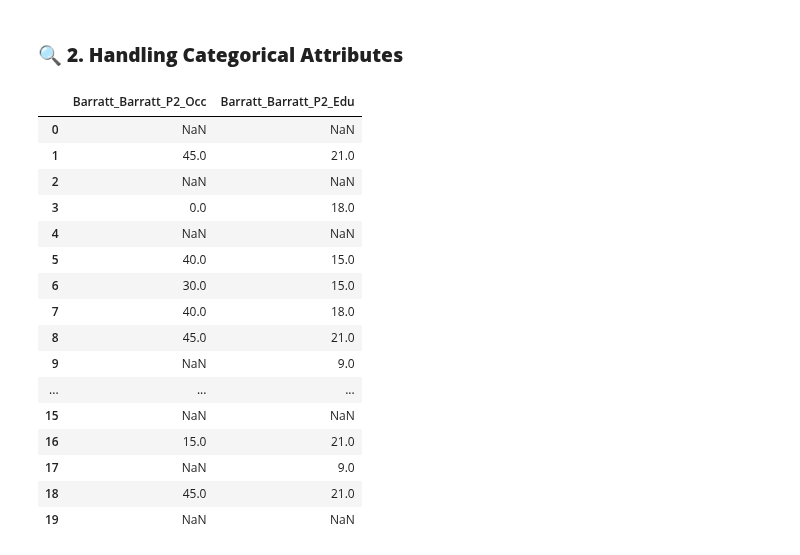
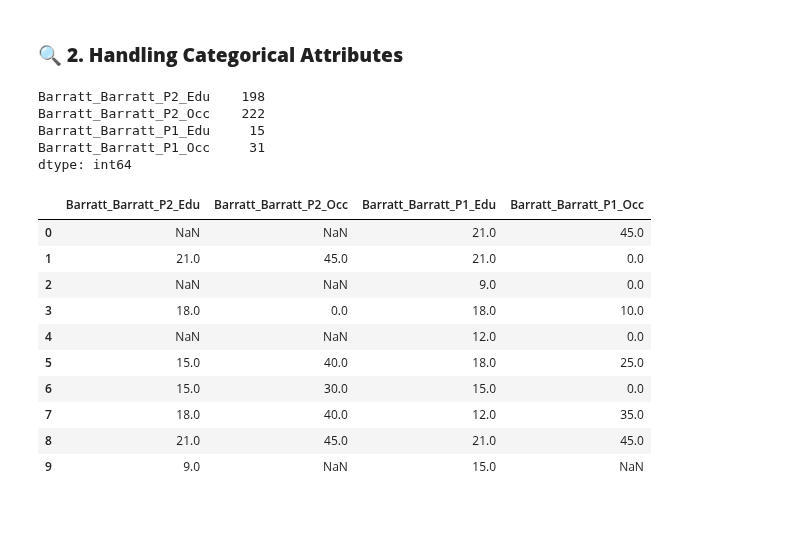
Before and after one commit to yigaai/Psycho_Neuro_ML_Project, a Jupyter notebook: understand-adhd.ipynb, the cells around one changed output. Cells and saved outputs as stored; diff of their text form; code cells hidden in the pictures; blank space fills up the shorter version.

```diff
--- a/understand-adhd.ipynb
+++ b/understand-adhd.ipynb
@@ -434,23 +441,27 @@ Sex_F                                 0
 dtype: int64
 # %% [markdown]
 ### 🔍 **2. Handling Categorical Attributes**
+# %%
+df[['Barratt_Barratt_P2_Edu', 'Barratt_Barratt_P2_Occ',
+    'Barratt_Barratt_P1_Edu', 'Barratt_Barratt_P1_Occ']].isnull().sum()
+# %% [output]
+Barratt_Barratt_P2_Edu    198
+Barratt_Barratt_P2_Occ    222
+Barratt_Barratt_P1_Edu     15
+Barratt_Barratt_P1_Occ     31
+dtype: int64
 # %%
-df[['Barratt_Barratt_P2_Occ', 'Barratt_Barratt_P2_Edu']][0:20]
+df[['Barratt_Barratt_P2_Edu', 'Barratt_Barratt_P2_Occ',
+    'Barratt_Barratt_P1_Edu', 'Barratt_Barratt_P1_Occ']][0:10]
 # %% [output]
-|  | Barratt_Barratt_P2_Occ | Barratt_Barratt_P2_Edu |
-| 0 | NaN | NaN |
-| 1 | 45.0 | 21.0 |
-| 2 | NaN | NaN |
-| 3 | 0.0 | 18.0 |
-| 4 | NaN | NaN |
-| 5 | 40.0 | 15.0 |
-| 6 | 30.0 | 15.0 |
-| 7 | 40.0 | 18.0 |
-| 8 | 45.0 | 21.0 |
-| 9 | NaN | 9.0 |
-| ... | ... | ... |
-| 15 | NaN | NaN |
-| 16 | 15.0 | 21.0 |
-| 17 | NaN | 9.0 |
-| 18 | 45.0 | 21.0 |
-| 19 | NaN | NaN |
+|  | Barratt_Barratt_P2_Edu | Barratt_Barratt_P2_Occ | Barratt_Barratt_P1_Edu | Barratt_Barratt_P1_Occ |
+| 0 | NaN | NaN | 21.0 | 45.0 |
+| 1 | 21.0 | 45.0 | 21.0 | 0.0 |
+| 2 | NaN | NaN | 9.0 | 0.0 |
+| 3 | 18.0 | 0.0 | 18.0 | 10.0 |
+| 4 | NaN | NaN | 12.0 | 0.0 |
+| 5 | 15.0 | 40.0 | 18.0 | 25.0 |
+| 6 | 15.0 | 30.0 | 15.0 | 0.0 |
+| 7 | 18.0 | 40.0 | 12.0 | 35.0 |
+| 8 | 21.0 | 45.0 | 21.0 | 45.0 |
+| 9 | 9.0 | NaN | 15.0 | NaN |
```
Also changed, not shown: parts of 6 cells of this notebook.
